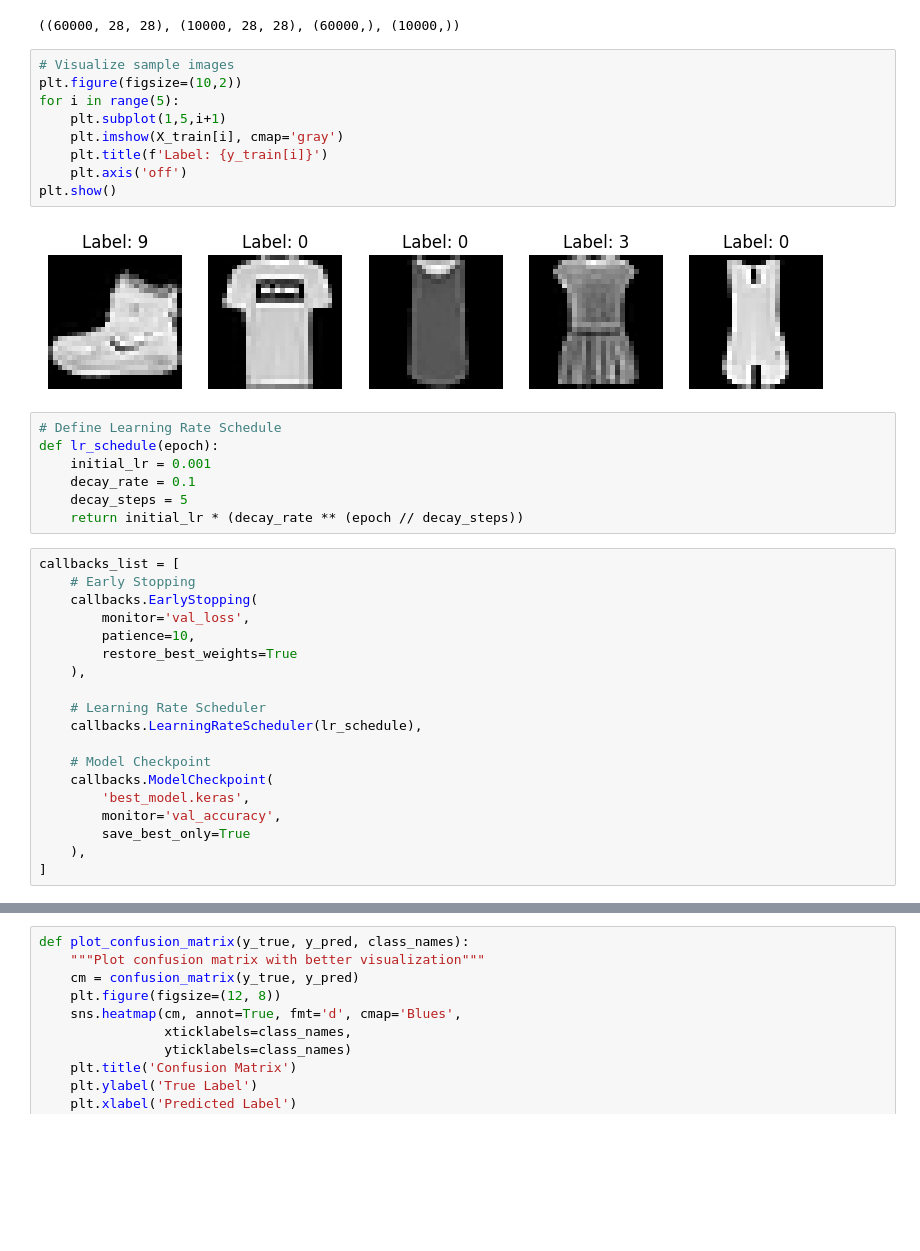
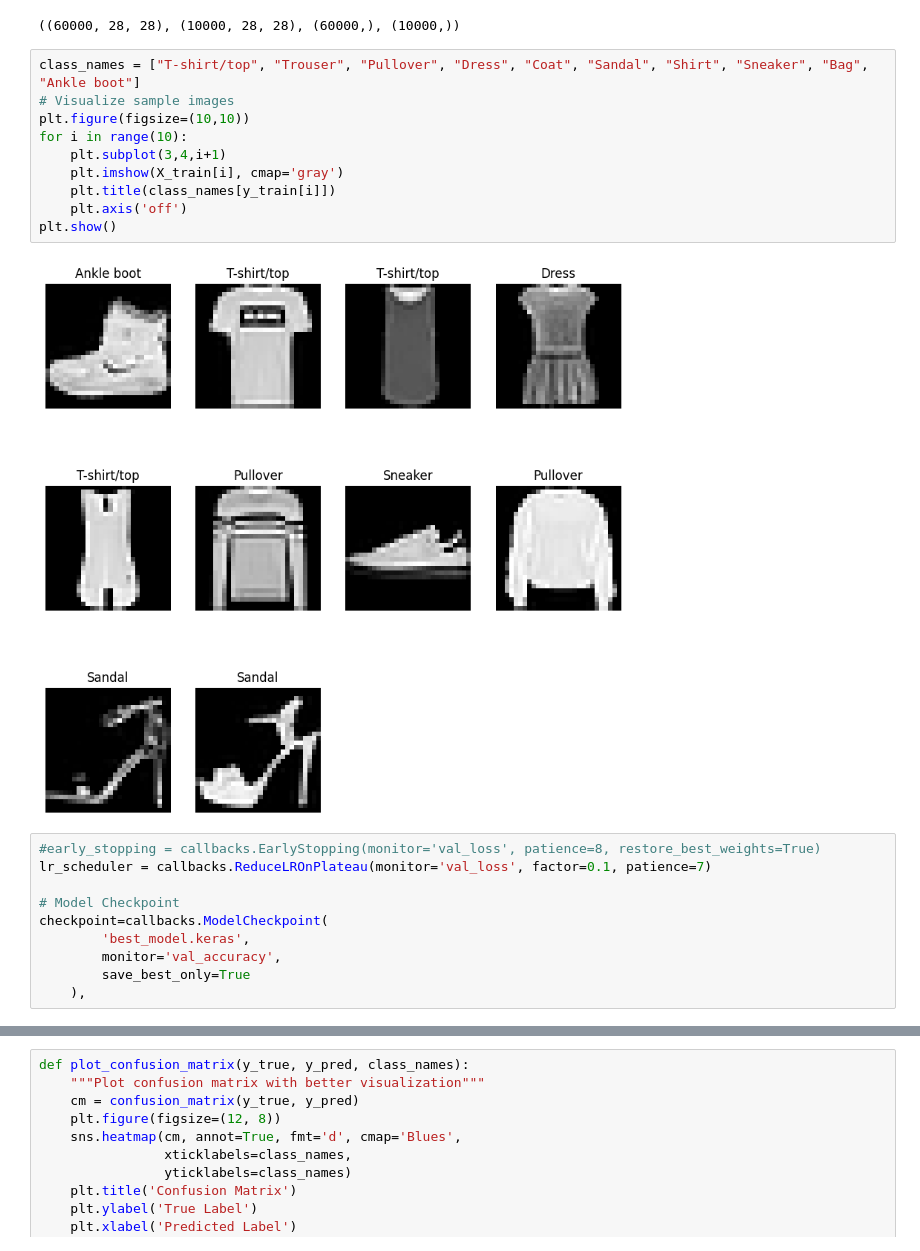
Before and after one commit to OmarOssama25/Deeplearning3_FashionMNIST, a Jupyter notebook: Fashion_MNIST_Keras.ipynb, the cells around one changed output, grey strips where cells are left out. Saved outputs shown, nothing was run; the diff lists cells and outputs as text; blank space fills up the shorter version.

```diff
--- a/Fashion_MNIST_Keras.ipynb
+++ b/Fashion_MNIST_Keras.ipynb
@@ -19,42 +19,27 @@ X_train.shape,X_test.shape,y_train.shape,y_test.shape
 # %% [output]
 ((60000, 28, 28), (10000, 28, 28), (60000,), (10000,))
 # %%
+class_names = ["T-shirt/top", "Trouser", "Pullover", "Dress", "Coat", "Sandal", "Shirt", "Sneaker", "Bag", "Ankle boot"]
 # Visualize sample images
-plt.figure(figsize=(10,2))
-for i in range(5):
-    plt.subplot(1,5,i+1)
+plt.figure(figsize=(10,10))
+for i in range(10):
+    plt.subplot(3,4,i+1)
     plt.imshow(X_train[i], cmap='gray')
-    plt.title(f'Label: {y_train[i]}')
+    plt.title(class_names[y_train[i]])
     plt.axis('off')
 plt.show()
 # %% [output]
-[figure, old version]
+[figure, new version]
-# %%
-# Define Learning Rate Schedule
-def lr_schedule(epoch):
-    initial_lr = 0.001
-    decay_rate = 0.1
-    decay_steps = 5
-    return initial_lr * (decay_rate ** (epoch // decay_steps))
 # %%
-callbacks_list = [
-    # Early Stopping
-    callbacks.EarlyStopping(
-        monitor='val_loss',
-        patience=10,
-        restore_best_weights=True
-    ),
+#early_stopping = callbacks.EarlyStopping(monitor='val_loss', patience=8, restore_best_weights=True)
+lr_scheduler = callbacks.ReduceLROnPlateau(monitor='val_loss', factor=0.1, patience=7)
 
-    # Learning Rate Scheduler
-    callbacks.LearningRateScheduler(lr_schedule),
-
-    # Model Checkpoint
-    callbacks.ModelCheckpoint(
+# Model Checkpoint
+checkpoint=callbacks.ModelCheckpoint(
         'best_model.keras',
         monitor='val_accuracy',
         save_best_only=True
     ),
-]
 # %%
 model = tf.keras.Sequential([
     tf.keras.layers.Flatten(input_shape=(28, 28)),
```
Also changed, not shown: parts of 10 cells of this notebook, 5 other files.
